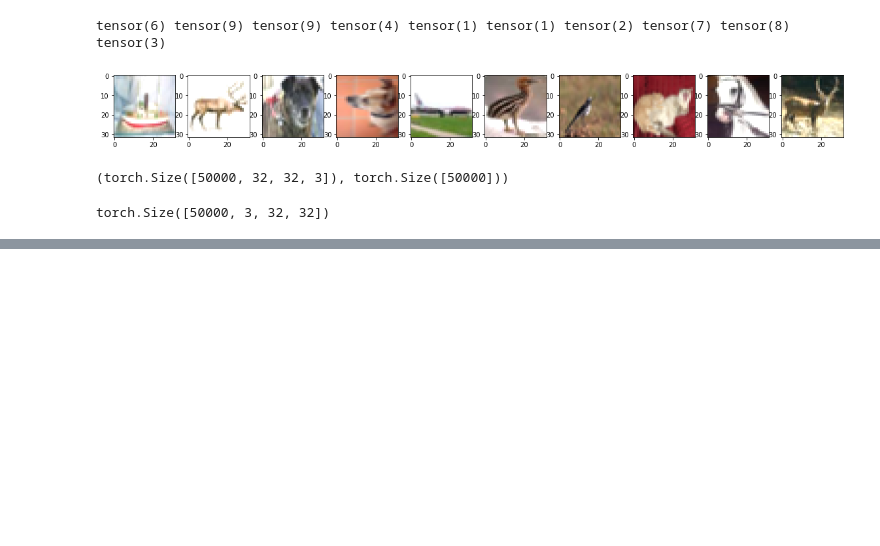
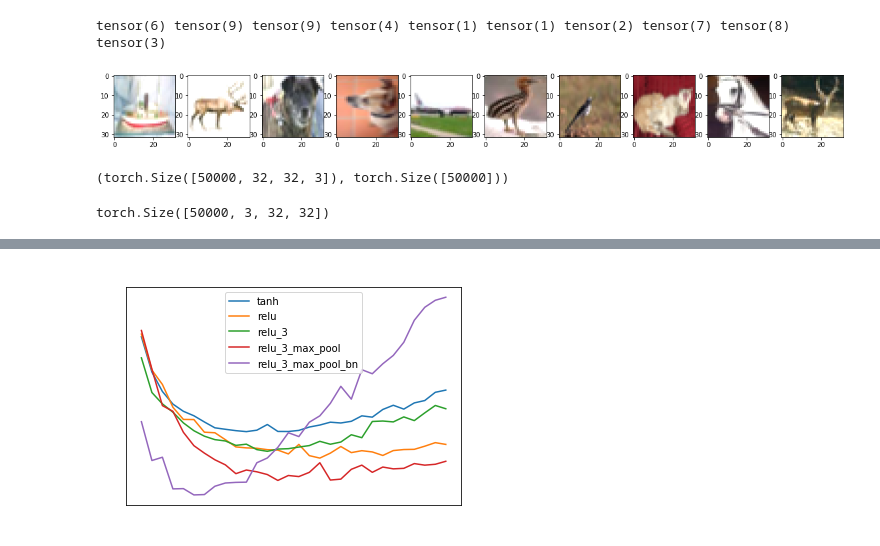
Before and after one commit to Jumas-Cola/Neural_Networks_and_CV, a Jupyter notebook: PyTorch_LeNet_CIFAR.ipynb, the cells around one changed output, grey strips where cells are left out. Cells and saved outputs as stored; diff of their text form; code cells hidden in the pictures; blank space fills up the shorter version.

```diff
--- a/PyTorch_LeNet_CIFAR.ipynb
+++ b/PyTorch_LeNet_CIFAR.ipynb
@@ -291,5 +296,8 @@ plt.title('Validation Accuracy');
 # %%
 for experiment_id in losses.keys():
   plt.plot(losses[experiment_id], label=experiment_id)
 plt.legend()
-plt.title('Validation Loss');
+plt.tick_params(colors='w')
+plt.title('Validation Loss', c='w');
+# %% [output]
+[figure, added]
```
Also changed, not shown: parts of 8 cells of this notebook.
